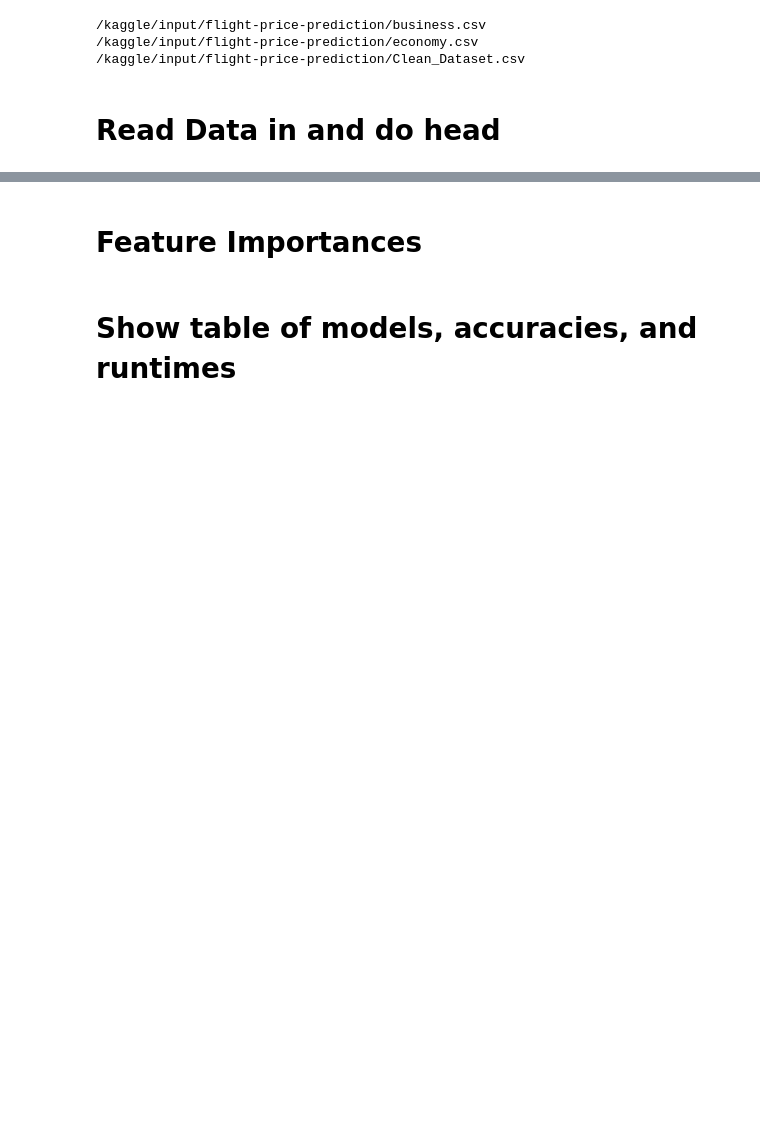
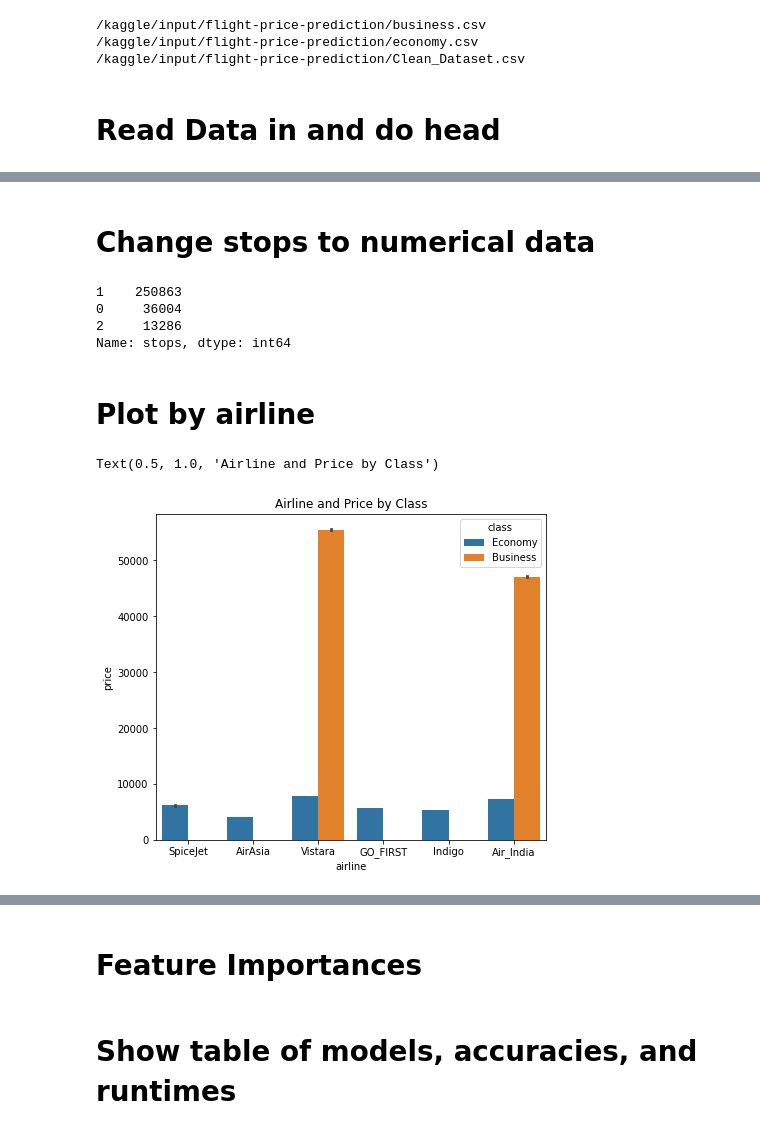
Before and after one commit to mkerekes1427/CAP-4770-Final-Project, a Jupyter notebook: sleep-datascience-notebook.ipynb, the cells around one changed output, grey strips where cells are left out. Drawn from its saved outputs; the diff is of its cells as text; code cells hidden in the pictures; blank space fills up the shorter version.

```diff
--- a/sleep-datascience-notebook.ipynb
+++ b/sleep-datascience-notebook.ipynb
@@ -204,0 +72,30 @@ dataset.head()
+# %%
+dataset.drop("flight", axis=1, inplace=True)
+# %% [markdown]
+# Change stops to numerical data
+# %%
+def change_stops(data_record):
+    if data_record == "zero":
+        return 0
+    elif data_record == "one":
+        return 1
+    else:
+        return 2
+# %%
+dataset["stops"] = dataset["stops"].apply(change_stops)
+# %%
+dataset["stops"].value_counts()
+# %% [output]
+1    250863
+0     36004
+2     13286
+Name: stops, dtype: int64
+# %% [markdown]
+# Plot by airline
+# %%
+plt.figure(figsize=[7, 6])
+sns.barplot(data=dataset, x="airline", y="price", hue="class")
+plt.title("Airline and Price by Class")
+# %% [output]
+Text(0.5, 1.0, 'Airline and Price by Class')
+[figure, added]
```
Also changed, not shown: parts of 81 cells of this notebook.
